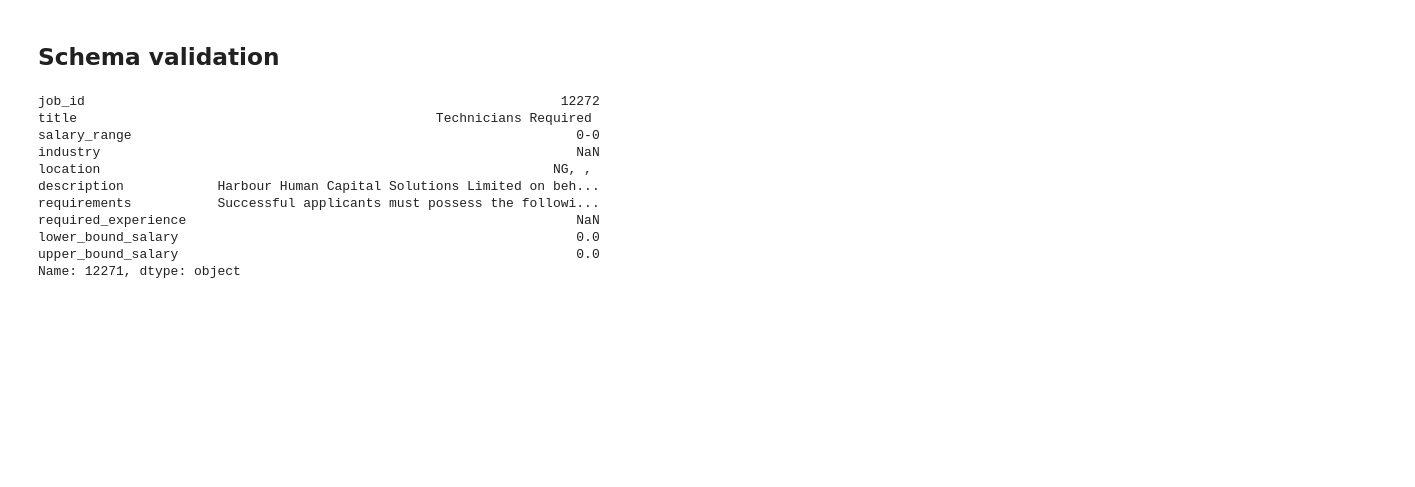
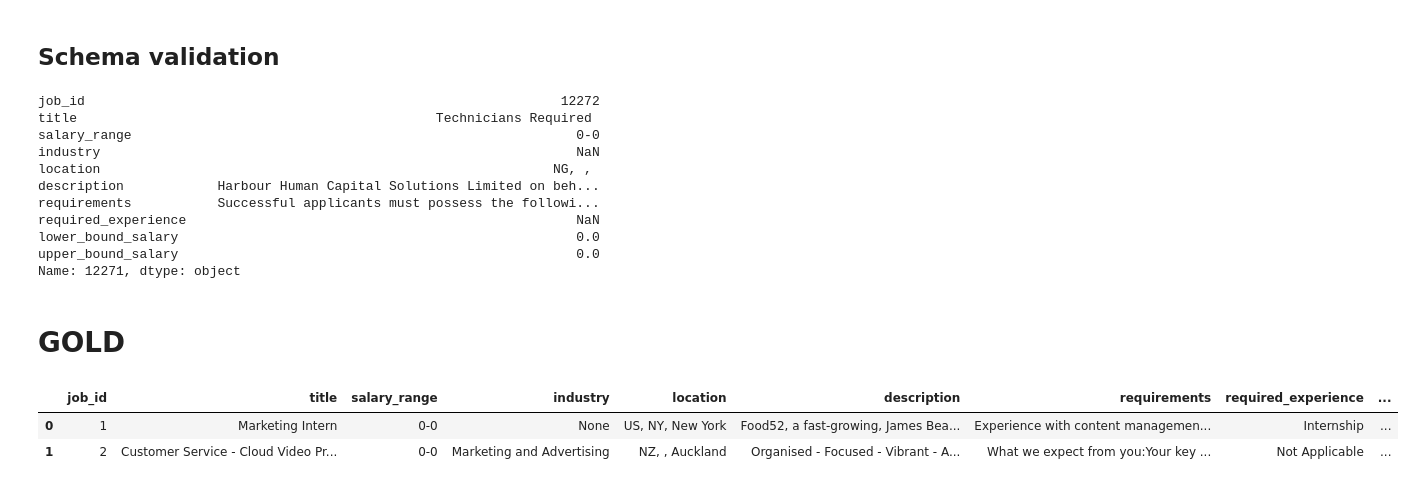
Before and after one commit to ricardogrande-masmovil/mde-cp-data-quality, a Jupyter notebook: playground.ipynb, the cells around one changed output. Drawn from its saved outputs; the diff is of its cells as text; code cells hidden in the pictures; blank space fills up the shorter version.

```diff
--- a/playground.ipynb
+++ b/playground.ipynb
@@ -135,3 +135,5 @@ Name: 12271, dtype: object
 # %%
 # once the schema is validated, store the result as a parquet file
 silver_df.to_parquet('./s3/silver/real-or-fake-fake-jobposting-prediction.parquet', index=False)
+# %% [markdown]
+# GOLD
@@ -137,0 +143,8 @@ silver_df.to_parquet('./s3/silver/real-or-fake-fake-jobposting-prediction.parque
+# %%
+gold_data = pd.read_parquet('./s3/gold/real-or-fake-fake-jobposting-prediction-gold.parquet')
+
+gold_data
+# %% [output]
+|  | job_id | title | salary_range | industry | location | description | requirements | required_experience | ... |
+| 0 | 1 | Marketing Intern | 0-0 | None | US, NY, New York | Food52, a fast-growing, James Bea... | Experience with content managemen... | Internship | ... |
+| 1 | 2 | Customer Service - Cloud Video Pr... | 0-0 | Marketing and Advertising | NZ, , Auckland | Organised - Focused - Vibrant - A... | What we expect from you:Your key ... | Not Applicable | ... |
```
Also changed, not shown: parts of 2 cells of this notebook, 5 other files.
